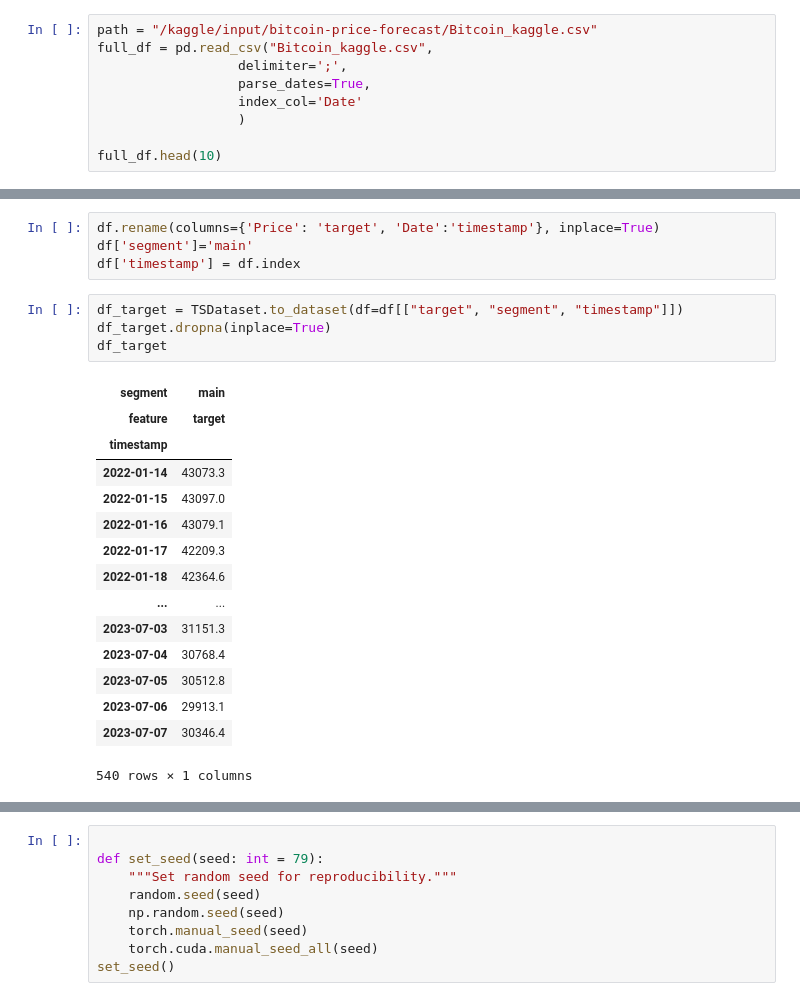
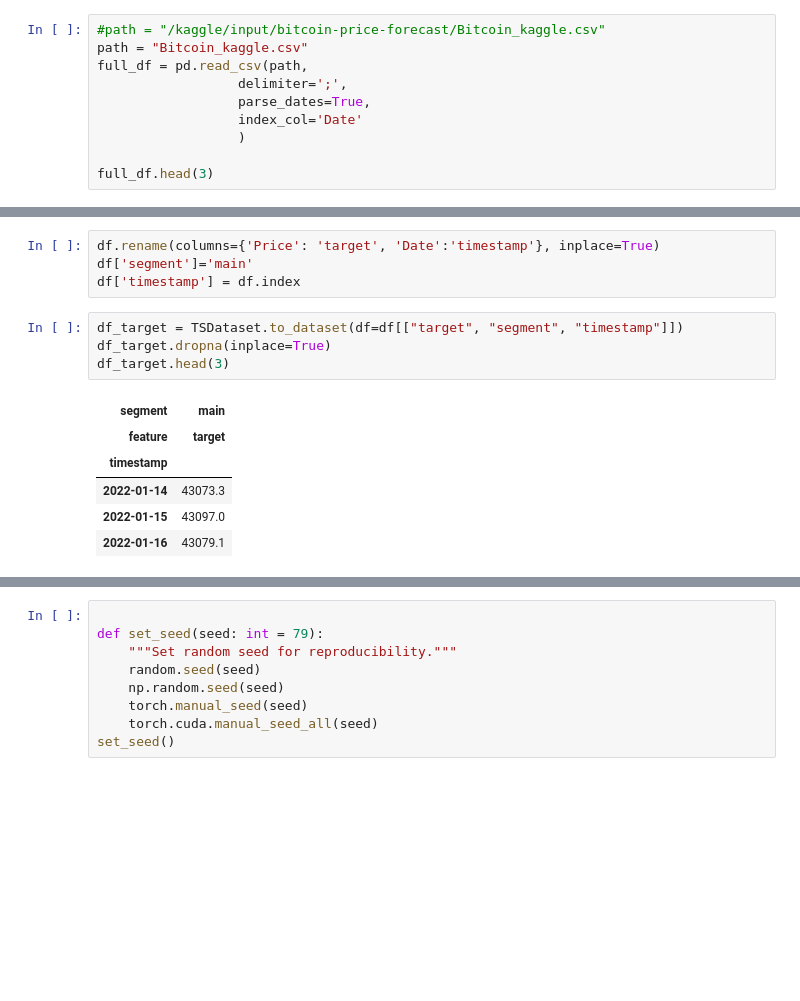
Before and after one commit to dm1trykrylov/btc-time-series, a Jupyter notebook: btc-price-prediction.ipynb, the cells around one changed output, grey strips where cells are left out. Cells and saved outputs as stored; diff of their text form; blank space fills up the shorter version.

```diff
--- a/btc-price-prediction.ipynb
+++ b/btc-price-prediction.ipynb
@@ -101,12 +71,13 @@ NFOLDS = 2
 # %%
-path = "/kaggle/input/bitcoin-price-forecast/Bitcoin_kaggle.csv"
-full_df = pd.read_csv("Bitcoin_kaggle.csv",
+#path = "/kaggle/input/bitcoin-price-forecast/Bitcoin_kaggle.csv"
+path = "Bitcoin_kaggle.csv"
+full_df = pd.read_csv(path,
                   delimiter=';',
                   parse_dates=True,
                   index_col='Date'
                   )
 
-full_df.head(10)
+full_df.head(3)
 # %% [output]
 |  | Price | Open | High | Low | Vol. | Change % |
 | Date |  |  |  |  |  |  |
@@ -167,22 +122,13 @@ df['timestamp'] = df.index
 # %%
 df_target = TSDataset.to_dataset(df=df[["target", "segment", "timestamp"]])
 df_target.dropna(inplace=True)
-df_target
+df_target.head(3)
 # %% [output]
 | segment | main |
 | feature | target |
 | timestamp |  |
 | 2022-01-14 | 43073.3 |
 | 2022-01-15 | 43097.0 |
 | 2022-01-16 | 43079.1 |
-| 2022-01-17 | 42209.3 |
-| 2022-01-18 | 42364.6 |
-| ... | ... |
-| 2023-07-03 | 31151.3 |
-| 2023-07-04 | 30768.4 |
-| 2023-07-05 | 30512.8 |
-| 2023-07-06 | 29913.1 |
-| 2023-07-07 | 30346.4 |
-540 rows × 1 columns
 # %%
 df_exog = TSDataset.to_dataset(df=df.drop(columns=["target", 'Change %']))
```
Also changed, not shown: parts of 19 cells of this notebook, 1 other file.
